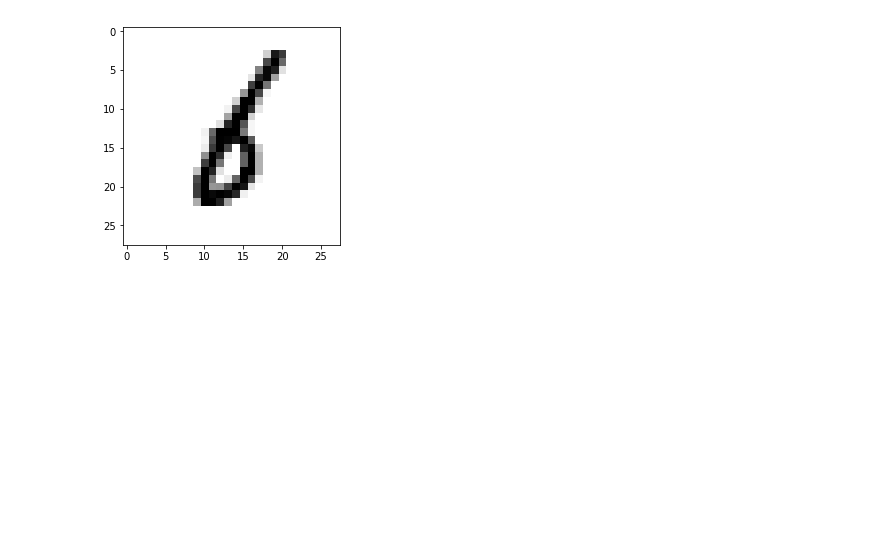
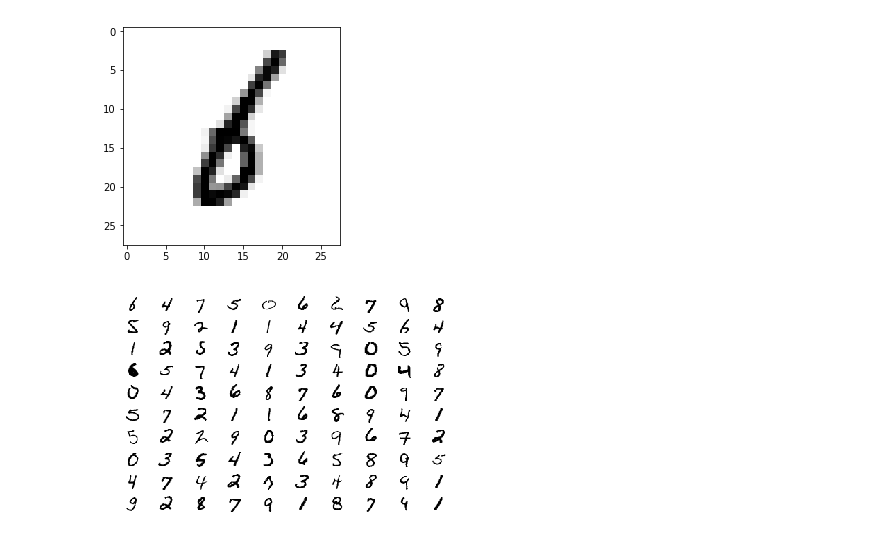
Before and after one commit to arminkz/HandwritingGAN, a Jupyter notebook: HandwritingGAN.ipynb, the cells around one changed output. Drawn from its saved outputs; the diff is of its cells as text; code cells hidden in the pictures; blank space fills up the shorter version.

```diff
--- a/HandwritingGAN.ipynb
+++ b/HandwritingGAN.ipynb
@@ -24,3 +24,12 @@ pyplot.imshow(train_X[256], cmap='gray_r')
 # %% [output]
 <matplotlib.image.AxesImage at 0x...>
 [figure]
+# %%
+# plot images from the training dataset
+for i in range(100):
+    pyplot.subplot(10, 10, 1 + i)
+    pyplot.axis('off')
+    pyplot.imshow(train_X[256+i], cmap='gray_r')
+pyplot.show()
+# %% [output]
+[figure, added]
```
Also changed, not shown: parts of 2 cells of this notebook, 1 other file.
